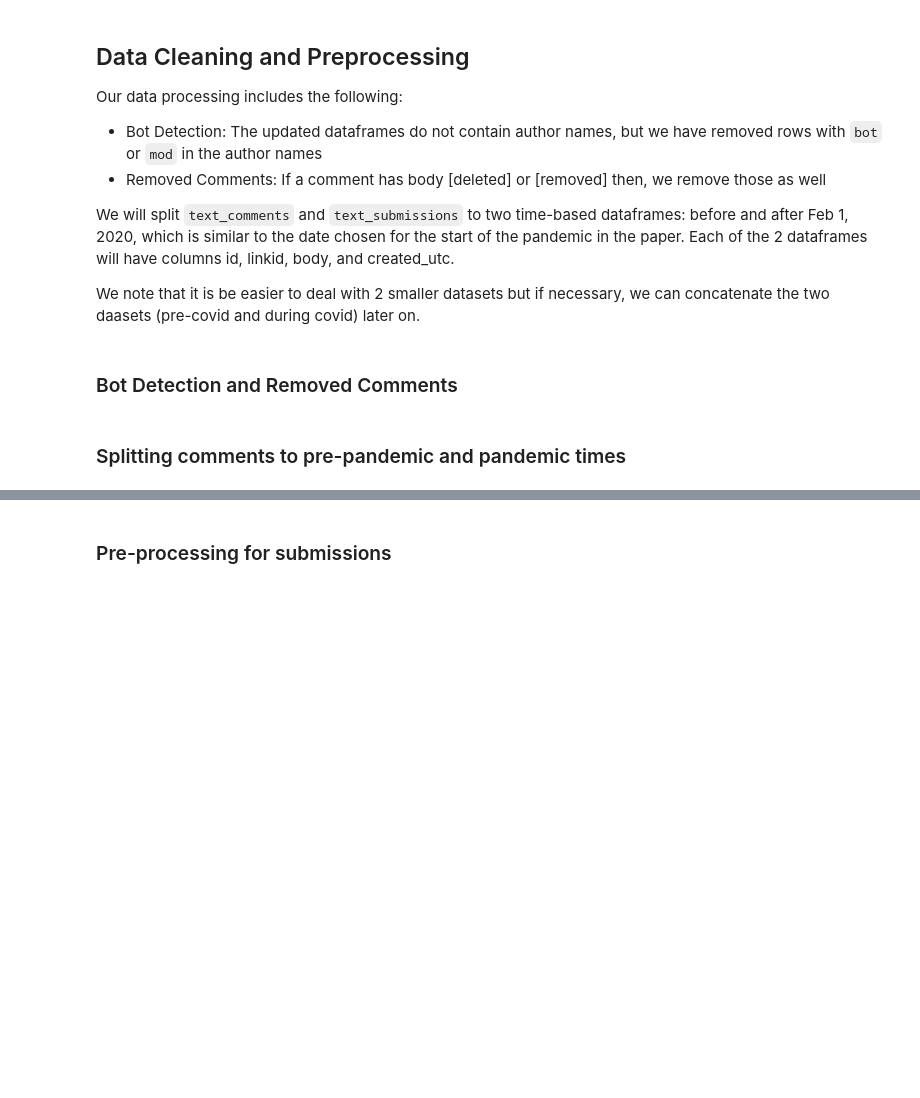
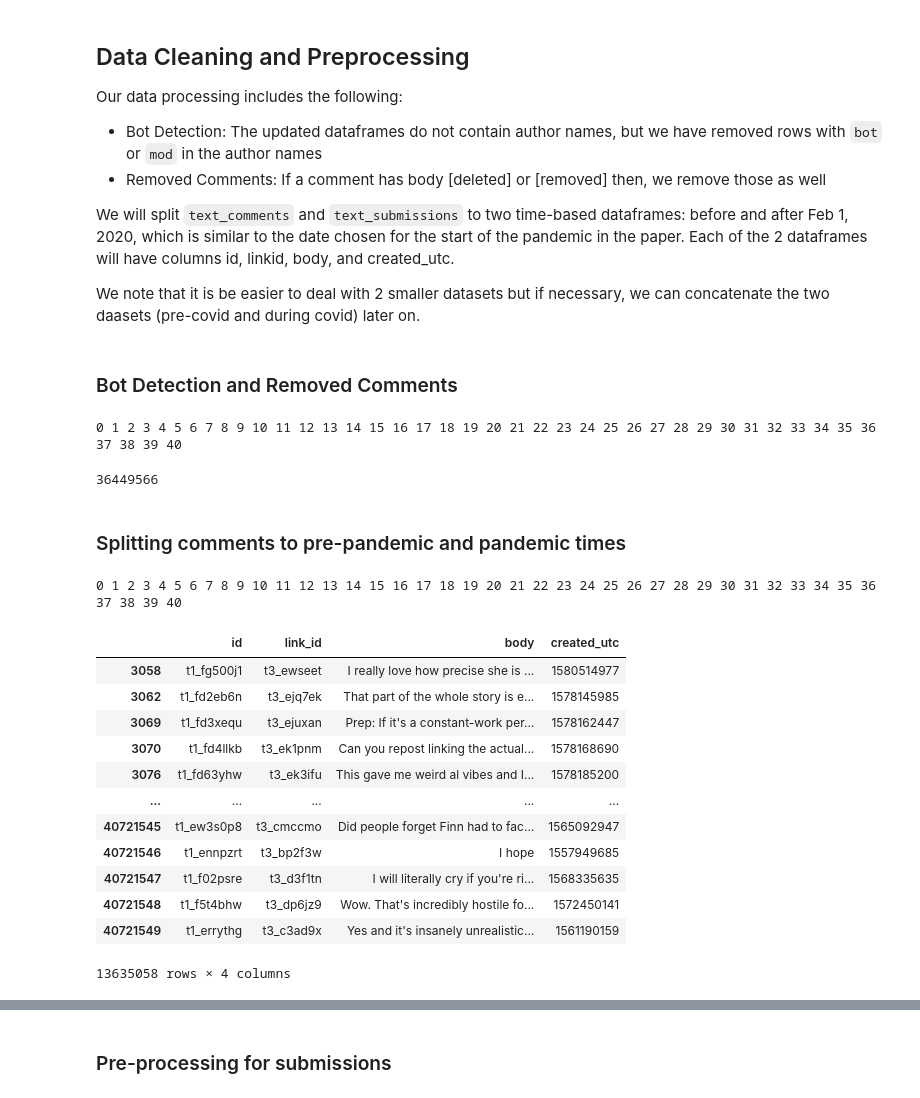
Before and after one commit to avaove/d25-project, a Jupyter notebook: d25-proj.ipynb, the cells around one changed output, grey strips where cells are left out. Cells and saved outputs as stored; diff of their text form; code cells hidden in the pictures; blank space fills up the shorter version.

```diff
--- a/d25-proj.ipynb
+++ b/d25-proj.ipynb
@@ -19,8 +21,6 @@ To enable them in other operations, rebuild TensorFlow with the appropriate comp
 # %%
-text_submissions_df = pd.read_csv("text_submissions.csv")
-
 # to help manage memory usage for this large dataset we decided to chunk
-text_comments_df = pd.read_csv("text_comments.csv", iterator=True, chunksize=1000000,lineterminator='\n')
+text_comments_df = pd.read_csv("data/text_comments.csv", iterator=True, chunksize=1000000,lineterminator='\n')
 # %% [markdown]
 ## Data Cleaning and Preprocessing
 Our data processing includes the following:
@@ -53,8 +53,12 @@ for i in range(len(lst)):
     # transform date into int
     lst[i]['created_utc'] = lst[i]['created_utc'].astype(int)
     lst_shape.append(lst[i].shape[0])
+# %% [output]
+0 1 2 3 4 5 6 7 8 9 10 11 12 13 14 15 16 17 18 19 20 21 22 23 24 25 26 27 28 29 30 31 32 33 34 35 36 37 38 39 40
 # %%
 sum(lst_shape) # the total number of comments after cleaning: 36449566
+# %% [output]
+36449566
 # %% [markdown]
 ### Splitting comments to pre-pandemic and pandemic times
 # %%
@@ -71,5 +75,7 @@ for i in range(len(lst)):
     lst_precovid.append(lst[i][lst[i]["created_utc"] < start_of_covid])
     # Post-covid
     lst_postcovid.append(lst[i][lst[i]["created_utc"] >= start_of_covid])
+# %% [output]
+0 1 2 3 4 5 6 7 8 9 10 11 12 13 14 15 16 17 18 19 20 21 22 23 24 25 26 27 28 29 30 31 32 33 34 35 36 37 38 39 40
 # %%
 # concatenate all dataframes that have comments before Feb 1, 2020 UTC into 1 dataframe
@@ -79,0 +86,16 @@ df_comments_postcovid = pd.concat(lst_postcovid) # time to run: 3min
+# %%
+df_comments_precovid
+# %% [output]
+|  | id | link_id | body | created_utc |
+| 3058 | t1_fg500j1 | t3_ewseet | I really love how precise she is ... | 1580514977 |
+| 3062 | t1_fd2eb6n | t3_ejq7ek | That part of the whole story is e... | 1578145985 |
+| 3069 | t1_fd3xequ | t3_ejuxan | Prep: If it's a constant-work per... | 1578162447 |
+| 3070 | t1_fd4llkb | t3_ek1pnm | Can you repost linking the actual... | 1578168690 |
+| 3076 | t1_fd63yhw | t3_ek3ifu | This gave me weird al vibes and I... | 1578185200 |
+| ... | ... | ... | ... | ... |
+| 40721545 | t1_ew3s0p8 | t3_cmccmo | Did people forget Finn had to fac... | 1565092947 |
+| 40721546 | t1_ennpzrt | t3_bp2f3w | I hope | 1557949685 |
+| 40721547 | t1_f02psre | t3_d3f1tn | I will literally cry if you're ri... | 1568335635 |
+| 40721548 | t1_f5t4bhw | t3_dp6jz9 | Wow. That's incredibly hostile fo... | 1572450141 |
+| 40721549 | t1_errythg | t3_c3ad9x | Yes and it's insanely unrealistic... | 1561190159 |
+13635058 rows × 4 columns
```
Also changed, not shown: parts of 5 cells of this notebook.
